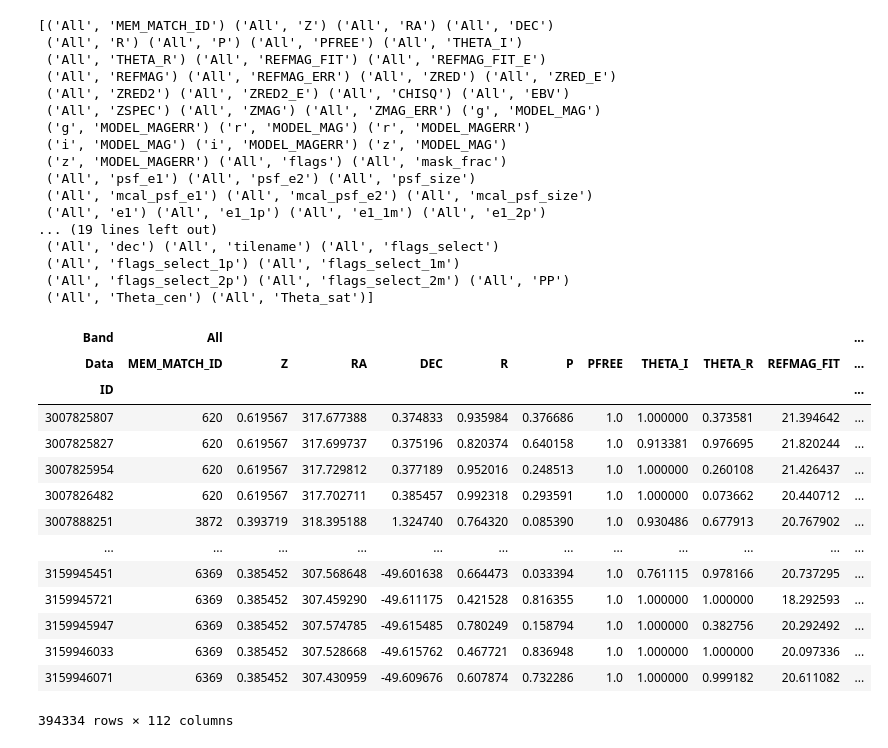
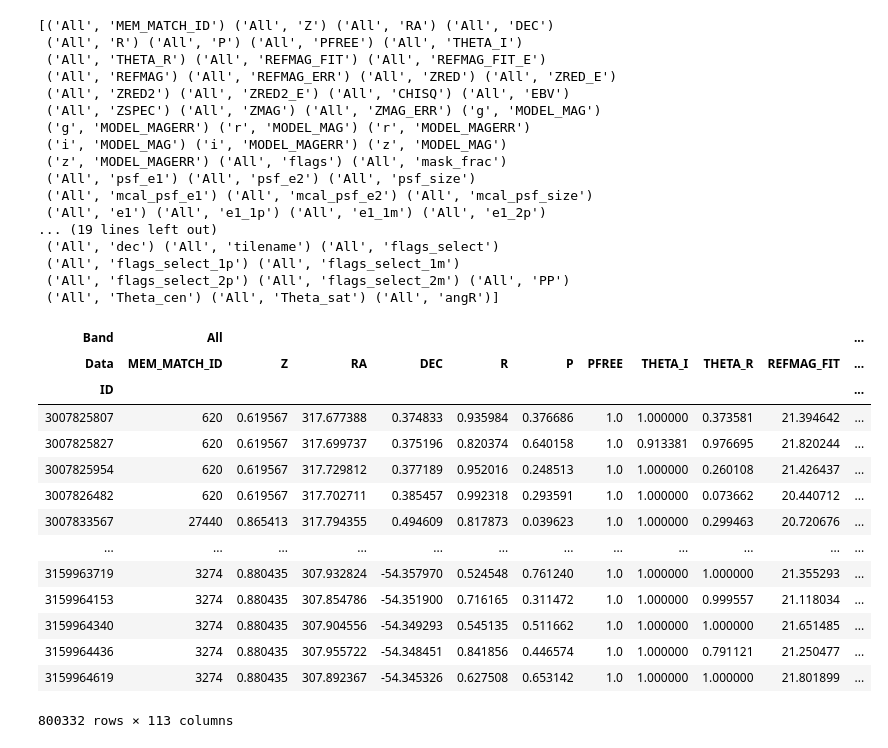
Before and after one commit to aa-12323/sa, a Jupyter notebook: lib/properties.ipynb, the cells around one changed output. Drawn from its saved outputs; the diff is of its cells as text; code cells hidden in the pictures.

```diff
--- a/lib/properties.ipynb
+++ b/lib/properties.ipynb
@@ -50,5 +52,5 @@ cluster
 # %%
-print(shape.columns.to_numpy())
+print(shapes.columns.to_numpy())
 # %% [output]
 [('All', 'MEM_MATCH_ID') ('All', 'Z') ('All', 'RA') ('All', 'DEC')
  ('All', 'R') ('All', 'P') ('All', 'PFREE') ('All', 'THETA_I')
@@ -66,23 +68,23 @@ print(shape.columns.to_numpy())
  ('All', 'dec') ('All', 'tilename') ('All', 'flags_select')
  ('All', 'flags_select_1p') ('All', 'flags_select_1m')
  ('All', 'flags_select_2p') ('All', 'flags_select_2m') ('All', 'PP')
- ('All', 'Theta_cen') ('All', 'Theta_sat')]
+ ('All', 'Theta_cen') ('All', 'Theta_sat') ('All', 'angR')]
-# %%
-shape
-# %% [output]
-| Band | All |  |  |  |  |  |  |  |  |  | ... |
-| Data | MEM_MATCH_ID | Z | RA | DEC | R | P | PFREE | THETA_I | THETA_R | REFMAG_FIT | ... |
-| ID |  |  |  |  |  |  |  |  |  |  | ... |
-| 3007825807 | 620 | 0.619567 | 317.677388 | 0.374833 | 0.935984 | 0.376686 | 1.0 | 1.000000 | 0.373581 | 21.394642 | ... |
-| 3007825827 | 620 | 0.619567 | 317.699737 | 0.375196 | 0.820374 | 0.640158 | 1.0 | 0.913381 | 0.976695 | 21.820244 | ... |
-| 3007825954 | 620 | 0.619567 | 317.729812 | 0.377189 | 0.952016 | 0.248513 | 1.0 | 1.000000 | 0.260108 | 21.426437 | ... |
-| 3007826482 | 620 | 0.619567 | 317.702711 | 0.385457 | 0.992318 | 0.293591 | 1.0 | 1.000000 | 0.073662 | 20.440712 | ... |
-| 3007888251 | 3872 | 0.393719 | 318.395188 | 1.324740 | 0.764320 | 0.085390 | 1.0 | 0.930486 | 0.677913 | 20.767902 | ... |
-| ... | ... | ... | ... | ... | ... | ... | ... | ... | ... | ... | ... |
-| 3159945451 | 6369 | 0.385452 | 307.568648 | -49.601638 | 0.664473 | 0.033394 | 1.0 | 0.761115 | 0.978166 | 20.737295 | ... |
-| 3159945721 | 6369 | 0.385452 | 307.459290 | -49.611175 | 0.421528 | 0.816355 | 1.0 | 1.000000 | 1.000000 | 18.292593 | ... |
-| 3159945947 | 6369 | 0.385452 | 307.574785 | -49.615485 | 0.780249 | 0.158794 | 1.0 | 1.000000 | 0.382756 | 20.292492 | ... |
-| 3159946033 | 6369 | 0.385452 | 307.528668 | -49.615762 | 0.467721 | 0.836948 | 1.0 | 1.000000 | 1.000000 | 20.097336 | ... |
-| 3159946071 | 6369 | 0.385452 | 307.430959 | -49.609676 | 0.607874 | 0.732286 | 1.0 | 1.000000 | 0.999182 | 20.611082 | ... |
-394334 rows × 112 columns
+# %%
+shapes
+# %% [output]
+| Band | All |  |  |  |  |  |  |  |  |  | ... |
+| Data | MEM_MATCH_ID | Z | RA | DEC | R | P | PFREE | THETA_I | THETA_R | REFMAG_FIT | ... |
+| ID |  |  |  |  |  |  |  |  |  |  | ... |
+| 3007825807 | 620 | 0.619567 | 317.677388 | 0.374833 | 0.935984 | 0.376686 | 1.0 | 1.000000 | 0.373581 | 21.394642 | ... |
+| 3007825827 | 620 | 0.619567 | 317.699737 | 0.375196 | 0.820374 | 0.640158 | 1.0 | 0.913381 | 0.976695 | 21.820244 | ... |
+| 3007825954 | 620 | 0.619567 | 317.729812 | 0.377189 | 0.952016 | 0.248513 | 1.0 | 1.000000 | 0.260108 | 21.426437 | ... |
+| 3007826482 | 620 | 0.619567 | 317.702711 | 0.385457 | 0.992318 | 0.293591 | 1.0 | 1.000000 | 0.073662 | 20.440712 | ... |
+| 3007833567 | 27440 | 0.865413 | 317.794355 | 0.494609 | 0.817873 | 0.039623 | 1.0 | 1.000000 | 0.299463 | 20.720676 | ... |
+| ... | ... | ... | ... | ... | ... | ... | ... | ... | ... | ... | ... |
+| 3159963719 | 3274 | 0.880435 | 307.932824 | -54.357970 | 0.524548 | 0.761240 | 1.0 | 1.000000 | 1.000000 | 21.355293 | ... |
+| 3159964153 | 3274 | 0.880435 | 307.854786 | -54.351900 | 0.716165 | 0.311472 | 1.0 | 1.000000 | 0.999557 | 21.118034 | ... |
+| 3159964340 | 3274 | 0.880435 | 307.904556 | -54.349293 | 0.545135 | 0.511662 | 1.0 | 1.000000 | 1.000000 | 21.651485 | ... |
+| 3159964436 | 3274 | 0.880435 | 307.955722 | -54.348451 | 0.841856 | 0.446574 | 1.0 | 1.000000 | 0.791121 | 21.250477 | ... |
+| 3159964619 | 3274 | 0.880435 | 307.892367 | -54.345326 | 0.627508 | 0.653142 | 1.0 | 1.000000 | 1.000000 | 21.801899 | ... |
+800332 rows × 113 columns
 # %%
```
Also changed, not shown: parts of 10 cells of this notebook, 5 other files.
